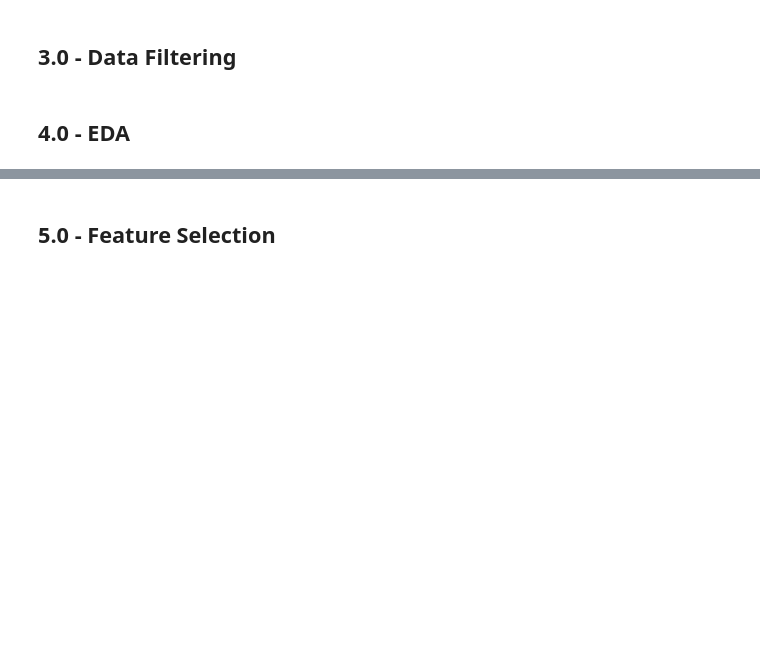
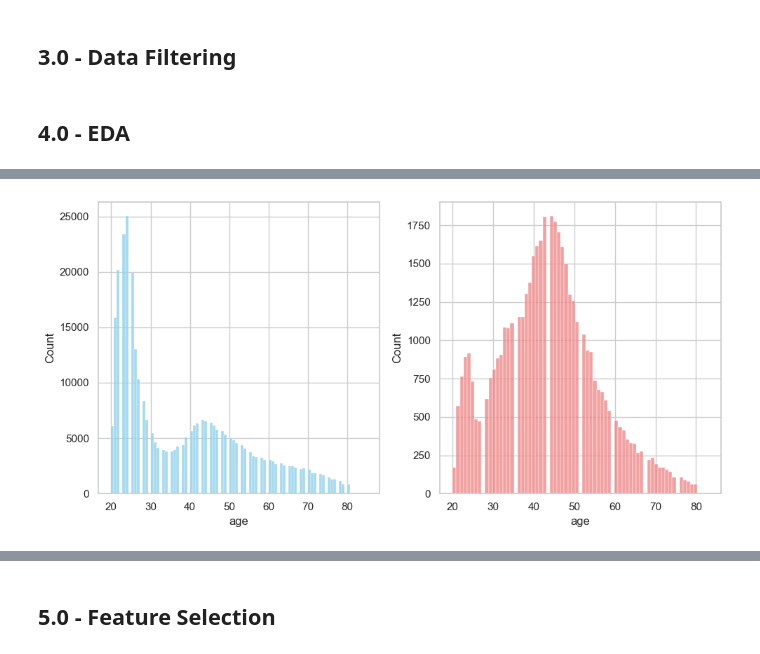
Before and after one commit to kubohenrique/health_insurance, a Jupyter notebook: Notebooks/ciclo01.ipynb, the cells around one changed output, grey strips where cells are left out. Drawn from its saved outputs; the diff is of its cells as text; code cells hidden in the pictures; blank space fills up the shorter version.

```diff
--- a/Notebooks/ciclo01.ipynb
+++ b/Notebooks/ciclo01.ipynb
@@ -29,0 +153,18 @@ df_raw = pd.read_csv('/Users/henriquekubo/Documents/repos/health/health_insuranc
+# %%
+# seaborn style
+sns.set_theme(style="whitegrid")
+
+# Creating subplots
+fig, axes = plt.subplots(1, 2, figsize=(10, 5))  # 1 linha, 2 colunas
+
+# plot 01
+sns.histplot(aux00, ax=axes[0], color='skyblue')
+
+# Plot 01
+sns.histplot(aux01, ax=axes[1], color='lightcoral')
+
+plt.tight_layout()
+
+plt.show()
+# %% [output]
+[figure, added]
```
Also changed, not shown: parts of 28 cells of this notebook.
